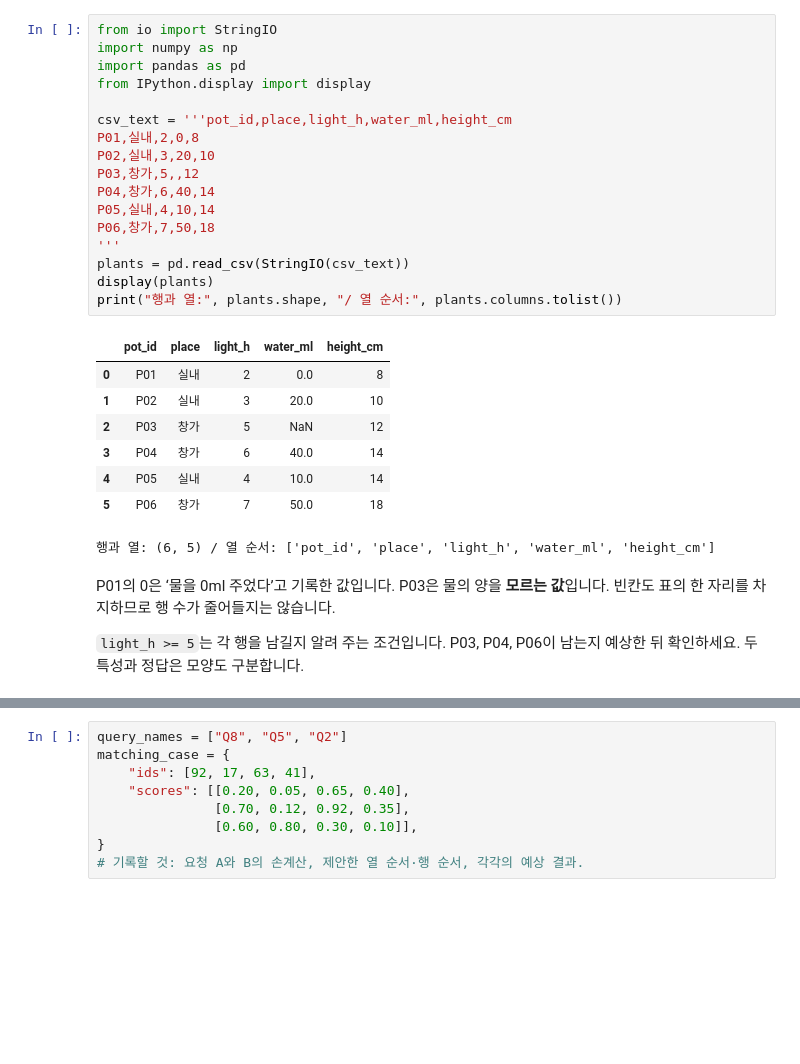
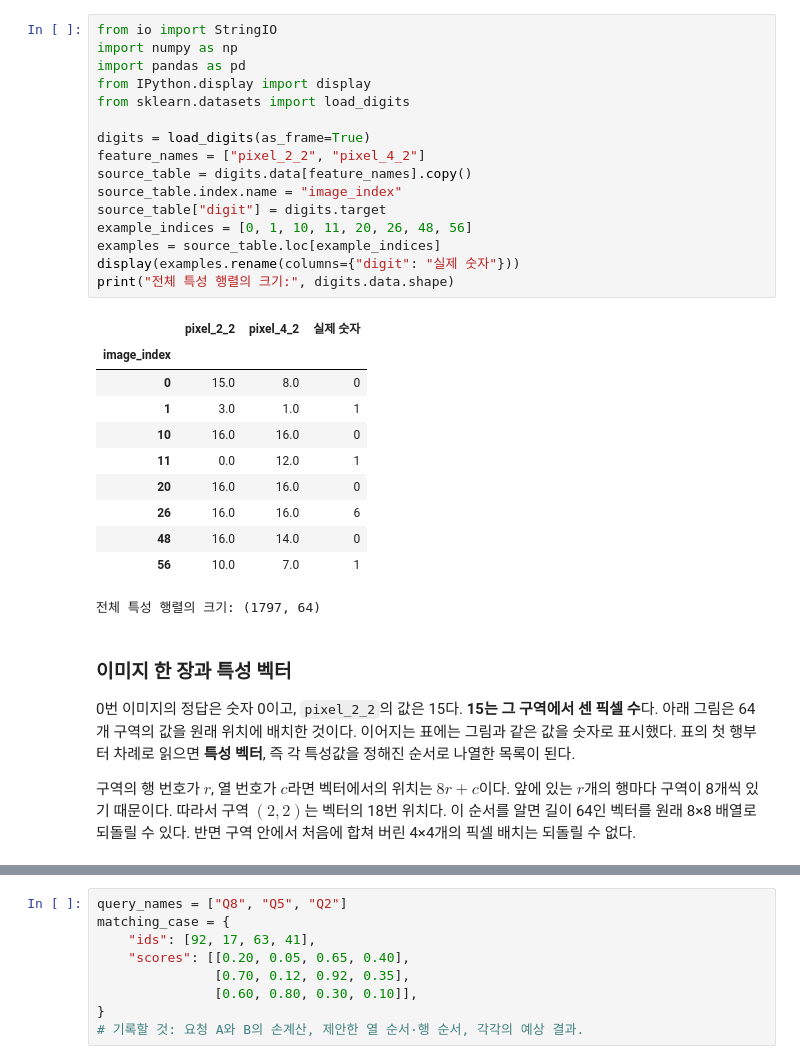
Before and after one commit to jlee-ax/AI-Olympiad, a Jupyter notebook: lessons/week01/week01_integrated.ipynb, the cells around one changed output, grey strips where cells are left out. Drawn from its saved outputs; the diff is of its cells as text; blank space fills up the shorter version.

```diff
--- a/lessons/week01/week01_integrated.ipynb
+++ b/lessons/week01/week01_integrated.ipynb
@@ -38,31 +23,35 @@
 # %%
 from io import StringIO
 import numpy as np
 import pandas as pd
 from IPython.display import display
+from sklearn.datasets import load_digits
 
-csv_text = '''pot_id,place,light_h,water_ml,height_cm
-P01,실내,2,0,8
-P02,실내,3,20,10
-P03,창가,5,,12
-P04,창가,6,40,14
-P05,실내,4,10,14
-P06,창가,7,50,18
-'''
-plants = pd.read_csv(StringIO(csv_text))
-display(plants)
-print("행과 열:", plants.shape, "/ 열 순서:", plants.columns.tolist())
+digits = load_digits(as_frame=True)
+feature_names = ["pixel_2_2", "pixel_4_2"]
+source_table = digits.data[feature_names].copy()
+source_table.index.name = "image_index"
+source_table["digit"] = digits.target
+example_indices = [0, 1, 10, 11, 20, 26, 48, 56]
+examples = source_table.loc[example_indices]
+display(examples.rename(columns={"digit": "실제 숫자"}))
+print("전체 특성 행렬의 크기:", digits.data.shape)
 # %% [output]
-|  | pot_id | place | light_h | water_ml | height_cm |
-| 0 | P01 | 실내 | 2 | 0.0 | 8 |
-| 1 | P02 | 실내 | 3 | 20.0 | 10 |
-| 2 | P03 | 창가 | 5 | NaN | 12 |
-| 3 | P04 | 창가 | 6 | 40.0 | 14 |
-| 4 | P05 | 실내 | 4 | 10.0 | 14 |
-| 5 | P06 | 창가 | 7 | 50.0 | 18 |
+|  | pixel_2_2 | pixel_4_2 | 실제 숫자 |
+| image_index |  |  |  |
+| 0 | 15.0 | 8.0 | 0 |
+| 1 | 3.0 | 1.0 | 1 |
+| 10 | 16.0 | 16.0 | 0 |
+| 11 | 0.0 | 12.0 | 1 |
+| 20 | 16.0 | 16.0 | 0 |
+| 26 | 16.0 | 16.0 | 6 |
+| 48 | 16.0 | 14.0 | 0 |
+| 56 | 10.0 | 7.0 | 1 |
-행과 열: (6, 5) / 열 순서: ['pot_id', 'place', 'light_h', 'water_ml', 'height_cm']
+전체 특성 행렬의 크기: (1797, 64)
 # %% [markdown]
-P01의 0은 ‘물을 0ml 주었다’고 기록한 값입니다. P03은 물의 양을 **모르는 값**입니다. 빈칸도 표의 한 자리를 차지하므로 행 수가 줄어들지는 않습니다.
+### 이미지 한 장과 특성 벡터
 
-<code>light_h >= 5</code>는 각 행을 남길지 알려 주는 조건입니다. P03, P04, P06이 남는지 예상한 뒤 확인하세요. 두 특성과 정답은 모양도 구분합니다.
+0번 이미지의 정답은 숫자 0이고, <code>pixel_2_2</code>의 값은 15다. **15는 그 구역에서 센 픽셀 수**다. 아래 그림은 64개 구역의 값을 원래 위치에 배치한 것이다. 이어지는 표에는 그림과 같은 값을 숫자로 표시했다. 표의 첫 행부터 차례로 읽으면 **특성 벡터**, 즉 각 특성값을 정해진 순서로 나열한 목록이 된다.
+
+구역의 행 번호가 $r$, 열 번호가 $c$라면 벡터에서의 위치는 $8r+c$이다. 앞에 있는 $r$개의 행마다 구역이 8개씩 있기 때문이다. 따라서 구역 $(2,2)$는 벡터의 18번 위치다. 이 순서를 알면 길이 64인 벡터를 원래 8×8 배열로 되돌릴 수 있다. 반면 구역 안에서 처음에 합쳐 버린 4×4개의 픽셀 배치는 되돌릴 수 없다.
 # %%
```
Also changed, not shown: parts of 54 cells of this notebook, 34 other files.
